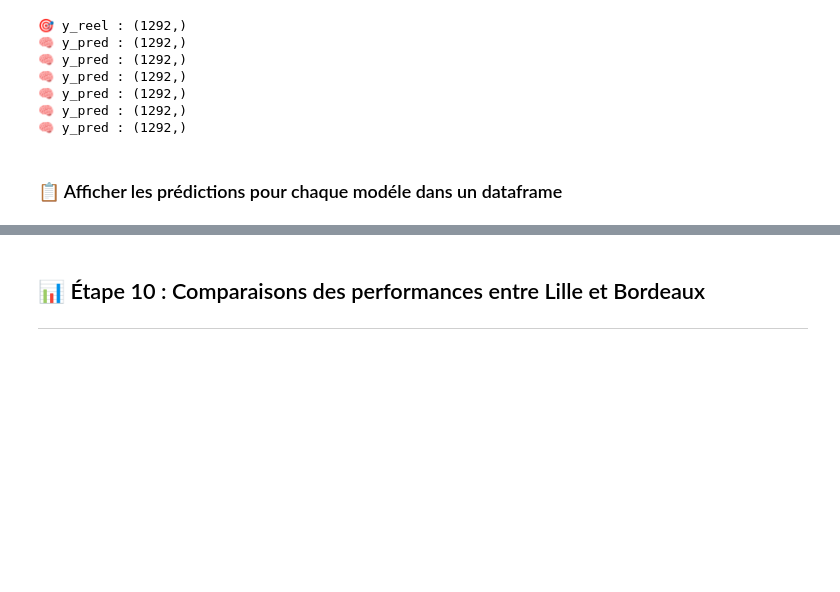
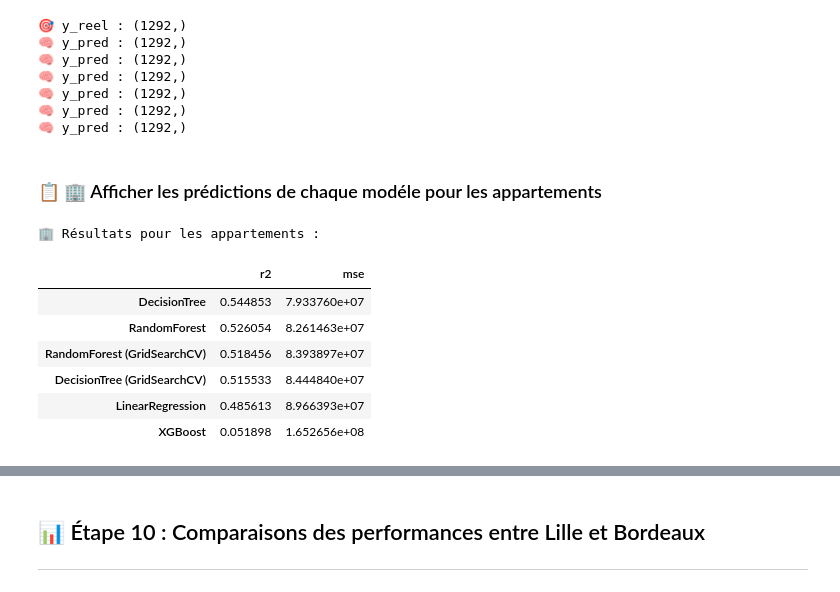
Before and after one commit to amina-abddm/FastAPI_IA_Immobilier, a Jupyter notebook: notebooks/phase_2_bordeaux.ipynb, the cells around one changed output, grey strips where cells are left out. Drawn from its saved outputs; the diff is of its cells as text; code cells hidden in the pictures; blank space fills up the shorter version.

```diff
--- a/notebooks/phase_2_bordeaux.ipynb
+++ b/notebooks/phase_2_bordeaux.ipynb
@@ -504,4 +504,53 @@ print("🧠 y_pred :", y_pred_xgbr_maisons.shape)
 🧠 y_pred : (1292,)
 🧠 y_pred : (1292,)
 # %% [markdown]
-### 📋 Afficher les prédictions pour chaque modéle dans un dataframe
+### 📋 🏢 Afficher les prédictions de chaque modéle pour les appartements
+# %%
+from sklearn.metrics import r2_score, mean_squared_error
+import pandas as pd
+
+# 🧮 Calculs Appartements
+r2_lr_appart  = r2_score(y_appart, y_pred_lr_appart)
+r2_dtr_appart = r2_score(y_appart, y_pred_dtr_appart)
+r2_dtr_gsr_appart = r2_score(y_appart, y_pred_dtr_gsr_appart)
+r2_rfr_appart = r2_score(y_appart, y_pred_rf_appart)
+r2_gsr_rfr_appart = r2_score(y_appart, y_pred_rf_gsr_appart)
+r2_xgbr_appart = r2_score(y_appart, y_pred_xgbr_appart)
+
+mse_lr_appart  = mean_squared_error(y_appart, y_pred_lr_appart)
+mse_dtr_appart = mean_squared_error(y_appart, y_pred_dtr_appart)
+mse_gsr_dtr_appart = mean_squared_error(y_appart, y_pred_dtr_gsr_appart)
+mse_rfr_appart = mean_squared_error(y_appart, y_pred_rf_appart)
+mse_gsr_rfr_appart = mean_squared_error(y_appart, y_pred_rf_gsr_appart)
+mse_xgbr_appart = mean_squared_error(y_appart, y_pred_xgbr_appart)
+
+
+
+# 📊 Résultats pour les appartements
+resultats_appart = {
+    "LinearRegression": {"r2": r2_lr_appart, "mse": mse_lr_appart},
+    "DecisionTree": {"r2": r2_dtr_appart, "mse": mse_dtr_appart},
+    "DecisionTree (GridSearchCV)" : {"r2": r2_dtr_gsr_appart, "mse": mse_gsr_dtr_appart},
+    "RandomForest": {"r2": r2_rfr_appart, "mse": mse_rfr_appart},
+    "RandomForest (GridSearchCV)": {"r2": r2_gsr_rfr_appart, "mse": mse_gsr_rfr_appart},
+    "XGBoost": {"r2": r2_xgbr_appart, "mse": mse_xgbr_appart}
+}
+
+
+
+# 🧾 Convertion en DataFrames
+df_resultats_appart = pd.DataFrame(resultats_appart).T
+
+
+# 📣 Affichage
+print("\n🏢 Résultats pour les appartements :")
+display(df_resultats_appart.sort_values(by='r2', ascending=False))
+# %% [output]
+🏢 Résultats pour les appartements :
+|  | r2 | mse |
+| DecisionTree | 0.544853 | 7.933760e+07 |
+| RandomForest | 0.526054 | 8.261463e+07 |
+| RandomForest (GridSearchCV) | 0.518456 | 8.393897e+07 |
+| DecisionTree (GridSearchCV) | 0.515533 | 8.444840e+07 |
+| LinearRegression | 0.485613 | 8.966393e+07 |
+| XGBoost | 0.051898 | 1.652656e+08 |
```
Also changed, not shown: parts of 1 cell of this notebook.
